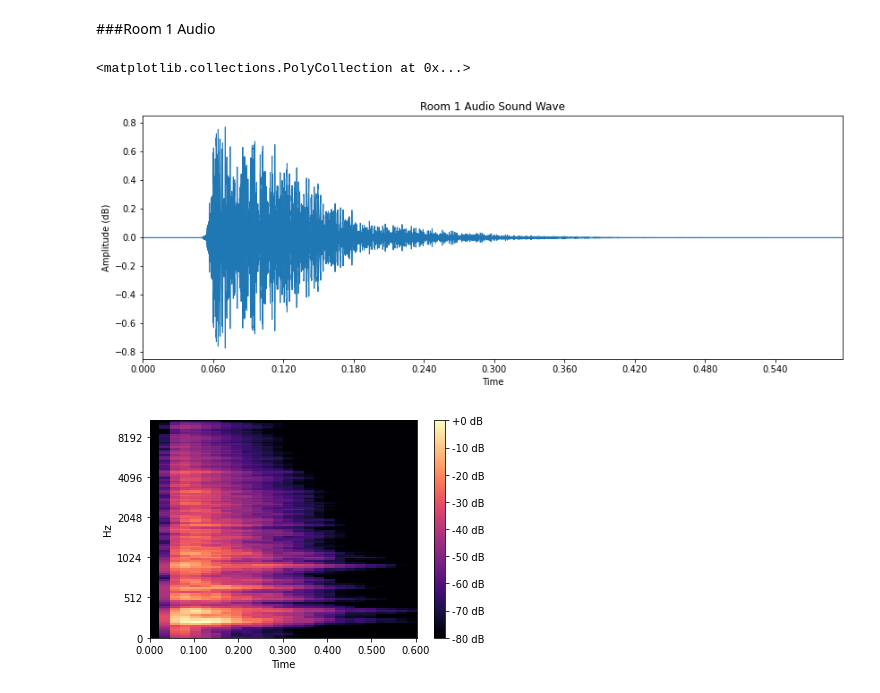
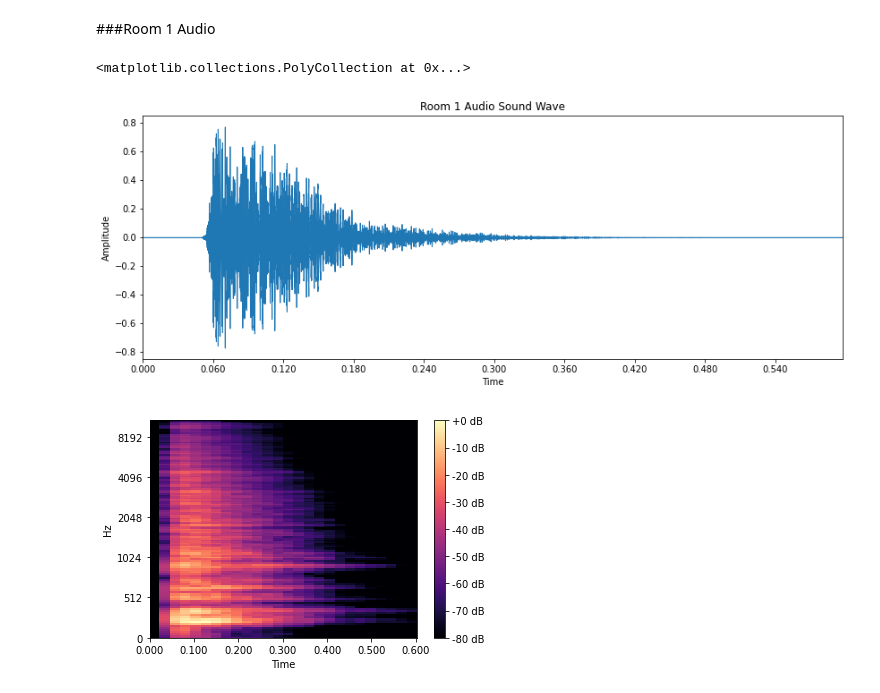
Before and after one commit to Faitsu/Info-Vis-FinalProject, a Jupyter notebook: Information_Visualization_Project.ipynb, the cells around one changed output. Drawn from its saved outputs; the diff is of its cells as text; code cells hidden in the pictures.

```diff
--- a/Information_Visualization_Project.ipynb
+++ b/Information_Visualization_Project.ipynb
@@ -112,13 +112,13 @@ plt.colorbar(format='%+2.0f dB');
 # %%
 #Plot the sound waves using Amplitude and Time
 plt.figure(figsize=(14, 5))
 plt.title('Room 1 Audio Sound Wave')
-plt.ylabel('Amplitude (dB)')
+plt.ylabel('Amplitude')
 plt.xlabel('Time(s)')
 librosa.display.waveplot(r1, sr=sr1)
 # %% [output]
 <matplotlib.collections.PolyCollection at 0x...>
-[figure, old version]
+[figure, new version]
 # %%
 #Convert the data into spectrogram
 r1_spec = librosa.feature.melspectrogram(y=r1, sr=sr1)
```
Also changed, not shown: parts of 4 cells of this notebook.
